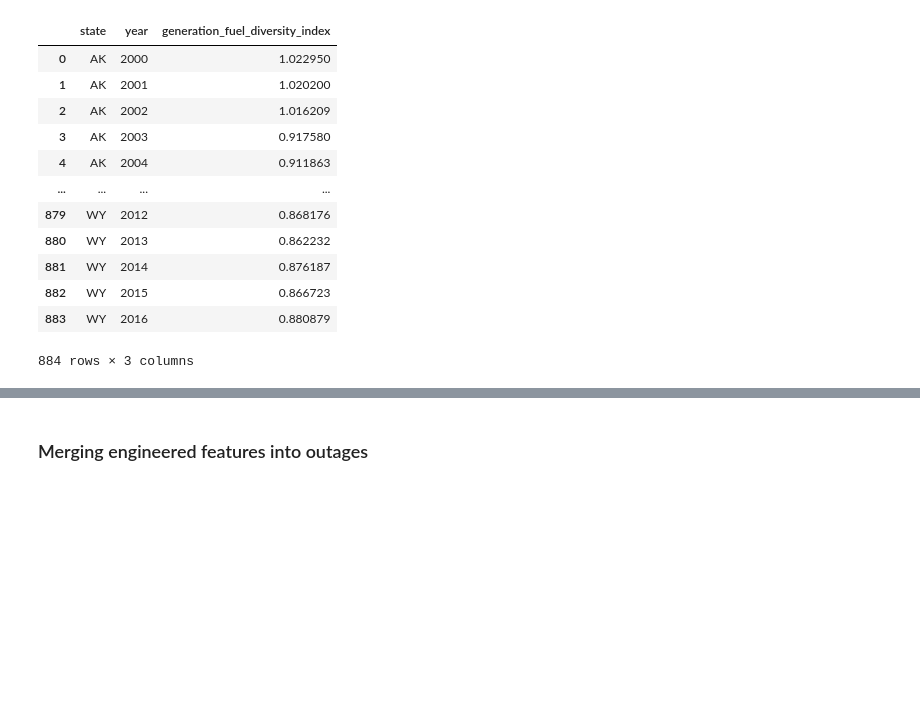
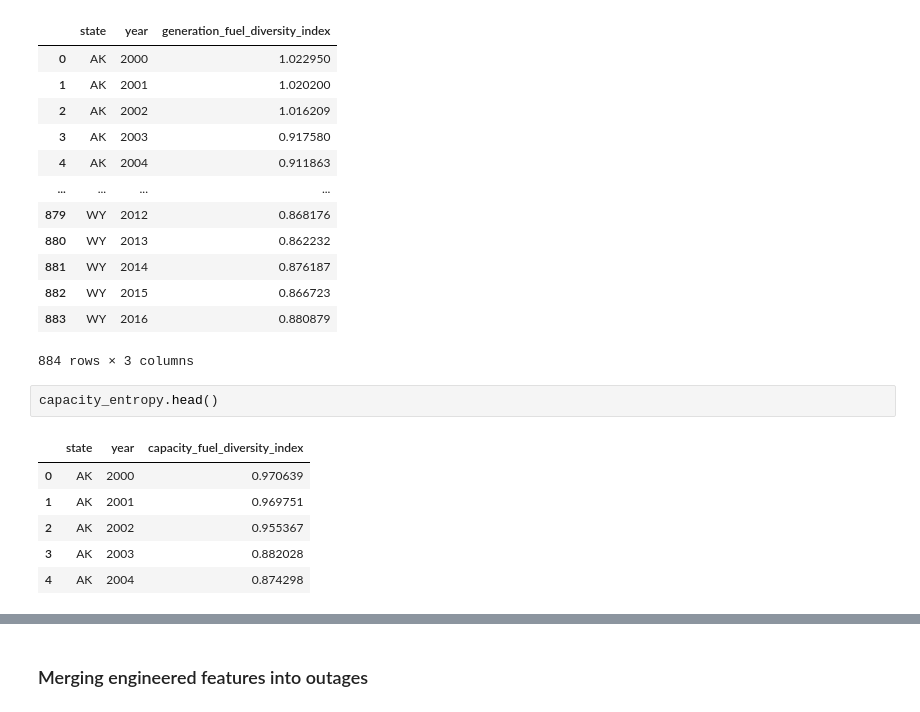
Before and after one commit to rcwoshimao/infrastructure-resilience-analysis, a Jupyter notebook: notebooks/step_1_to_4_cleaned.ipynb, the cells around one changed output, grey strips where cells are left out. Cells and saved outputs as stored; diff of their text form; blank space fills up the shorter version.

```diff
--- a/notebooks/step_1_to_4_cleaned.ipynb
+++ b/notebooks/step_1_to_4_cleaned.ipynb
@@ -424,3 +429,12 @@ generation_entropy
 | 882 | WY | 2015 | 0.866723 |
 | 883 | WY | 2016 | 0.880879 |
 884 rows × 3 columns
+# %%
+capacity_entropy.head()
+# %% [output]
+|  | state | year | capacity_fuel_diversity_index |
+| 0 | AK | 2000 | 0.970639 |
+| 1 | AK | 2001 | 0.969751 |
+| 2 | AK | 2002 | 0.955367 |
+| 3 | AK | 2003 | 0.882028 |
+| 4 | AK | 2004 | 0.874298 |
```
Also changed, not shown: parts of 7 cells of this notebook, 2 other files.
